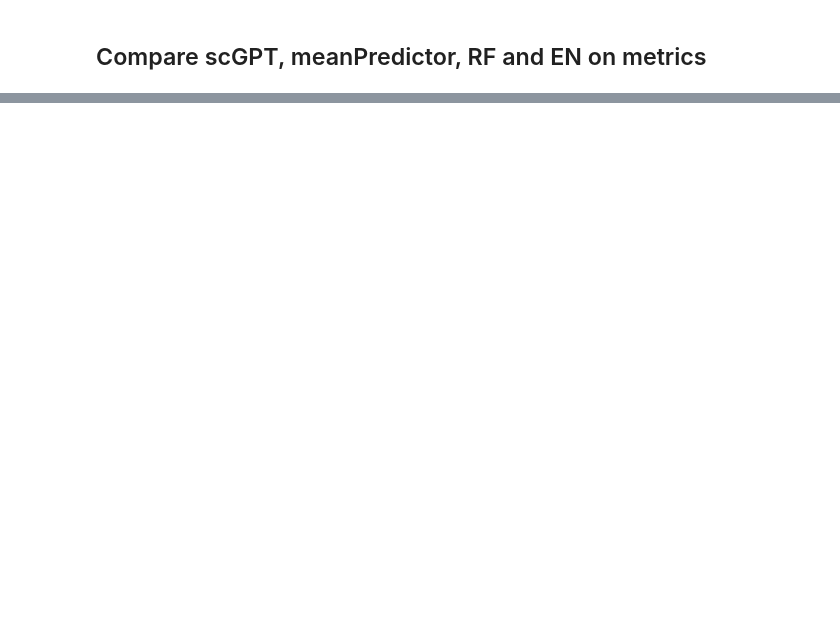
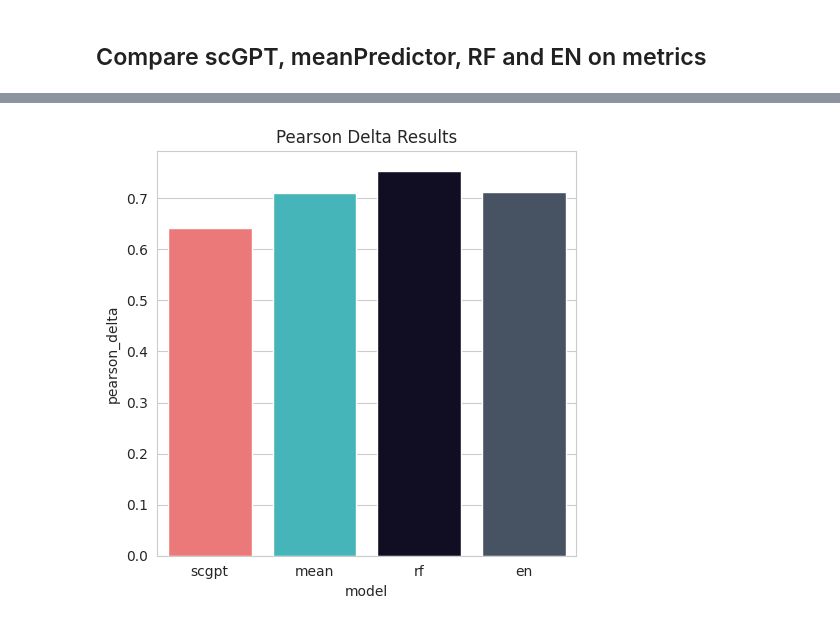
Before and after one commit to turbine-ai/PerturbSeqPredBenchmark, a Jupyter notebook: notebooks/bulk_models.ipynb, the cells around one changed output, grey strips where cells are left out. Cells and saved outputs as stored; diff of their text form; code cells hidden in the pictures; blank space fills up the shorter version.

```diff
--- a/notebooks/bulk_models.ipynb
+++ b/notebooks/bulk_models.ipynb
@@ -508,0 +1044,12 @@ plot_results(df)
+# %%
+df = pd.DataFrame.from_dict(dict(
+    scgpt=adamson_scgpt,
+    mean=adamson_res_mean,
+    rf=adamson_res_rf,
+    en=adamson_res_en,
+), orient='index')
+df = df.reset_index().rename(columns={"index": "model"})
+
+plot_results(df)
+# %% [output]
+[figure, added]
```
Also changed, not shown: parts of 48 cells of this notebook, 3 other files.
